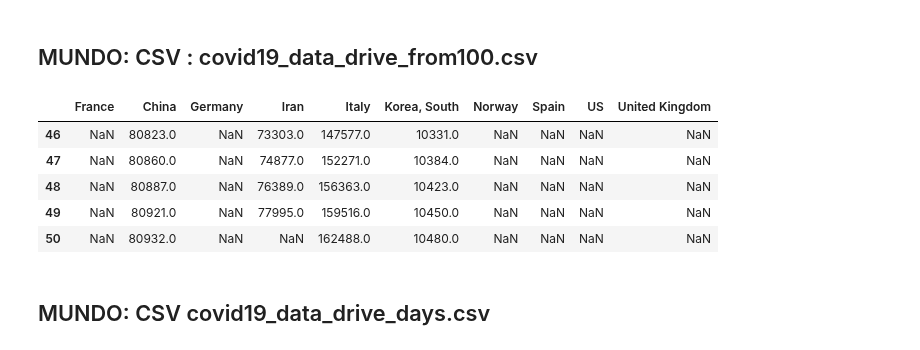
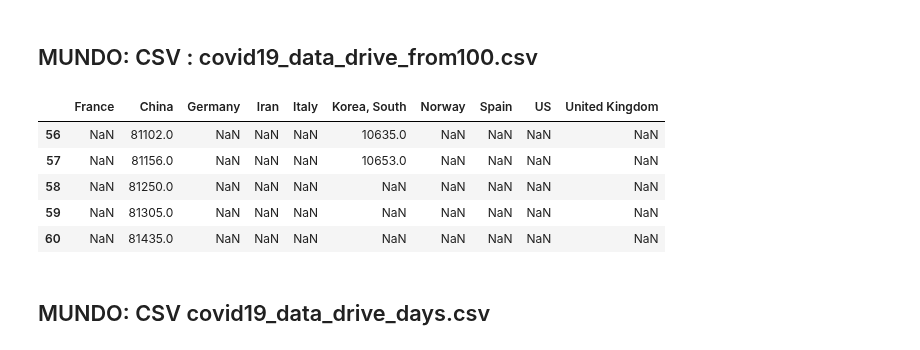
Before and after one commit to akakicreations/covid19-project, a Jupyter notebook: covid19_notebook_REV.ipynb, the cells around one changed output. Drawn from its saved outputs; the diff is of its cells as text; code cells hidden in the pictures.

```diff
--- a/covid19_notebook_REV.ipynb
+++ b/covid19_notebook_REV.ipynb
@@ -311,39 +308,39 @@ dataframe_Germany = pd.read_csv('data_Germany.csv')
 dataframe_Iran = pd.read_csv('data_Iran.csv')
 dataframe_Italy = pd.read_csv('data_Italy.csv')
 dataframe_Korea = pd.read_csv('data_Korea, South.csv')
 dataframe_Norway = pd.read_csv('data_Norway.csv')
 dataframe_Spain = pd.read_csv('data_Spain.csv')
 dataframe_US = pd.read_csv('data_US.csv')
 dataframe_UnitedKingdom = pd.read_csv('data_United Kingdom.csv')
 
 #Les añadimos NaN al final y reindexamos
-new_index = np.arange(1,51)
+new_index = np.arange(1,61)
 dataframe_France = dataframe_France.reindex(new_index)
 dataframe_China = dataframe_China.reindex(new_index)
 dataframe_Germany = dataframe_Germany.reindex(new_index)
 dataframe_Iran = dataframe_Iran.reindex(new_index)
 dataframe_Italy = dataframe_Italy.reindex(new_index)
 dataframe_Korea = dataframe_Korea.reindex(new_index)
 dataframe_Norway = dataframe_Norway.reindex(new_index)
 dataframe_Spain = dataframe_Spain.reindex(new_index)
 dataframe_US = dataframe_US.reindex(new_index)
 dataframe_UnitedKingdom = dataframe_UnitedKingdom.reindex(new_index)
 
 #Juntar dataframes y Exportar CSV completo
 data_drive_from100cases = dataframe_France.join([dataframe_China, dataframe_Germany,
                                                  dataframe_Iran, dataframe_Italy, dataframe_Korea,
                                                  dataframe_Norway, dataframe_Spain, dataframe_US,
                                                  dataframe_UnitedKingdom])
 
 data_drive_from100cases.to_csv('data_world_from100.csv', sep = ';')
 data_drive_from100cases.tail()
 # %% [output]
 |  | France | China | Germany | Iran | Italy | Korea, South | Norway | Spain | US | United Kingdom |
-| 46 | NaN | 80823.0 | NaN | 73303.0 | 147577.0 | 10331.0 | NaN | NaN | NaN | NaN |
-| 47 | NaN | 80860.0 | NaN | 74877.0 | 152271.0 | 10384.0 | NaN | NaN | NaN | NaN |
-| 48 | NaN | 80887.0 | NaN | 76389.0 | 156363.0 | 10423.0 | NaN | NaN | NaN | NaN |
-| 49 | NaN | 80921.0 | NaN | 77995.0 | 159516.0 | 10450.0 | NaN | NaN | NaN | NaN |
-| 50 | NaN | 80932.0 | NaN | NaN | 162488.0 | 10480.0 | NaN | NaN | NaN | NaN |
+| 56 | NaN | 81102.0 | NaN | NaN | NaN | 10635.0 | NaN | NaN | NaN | NaN |
+| 57 | NaN | 81156.0 | NaN | NaN | NaN | 10653.0 | NaN | NaN | NaN | NaN |
+| 58 | NaN | 81250.0 | NaN | NaN | NaN | NaN | NaN | NaN | NaN | NaN |
+| 59 | NaN | 81305.0 | NaN | NaN | NaN | NaN | NaN | NaN | NaN | NaN |
+| 60 | NaN | 81435.0 | NaN | NaN | NaN | NaN | NaN | NaN | NaN | NaN |
 # %% [markdown]
 ## MUNDO: CSV covid19_data_drive_days.csv
 # %%
```
Also changed, not shown: parts of 14 cells of this notebook, 24 other files.
